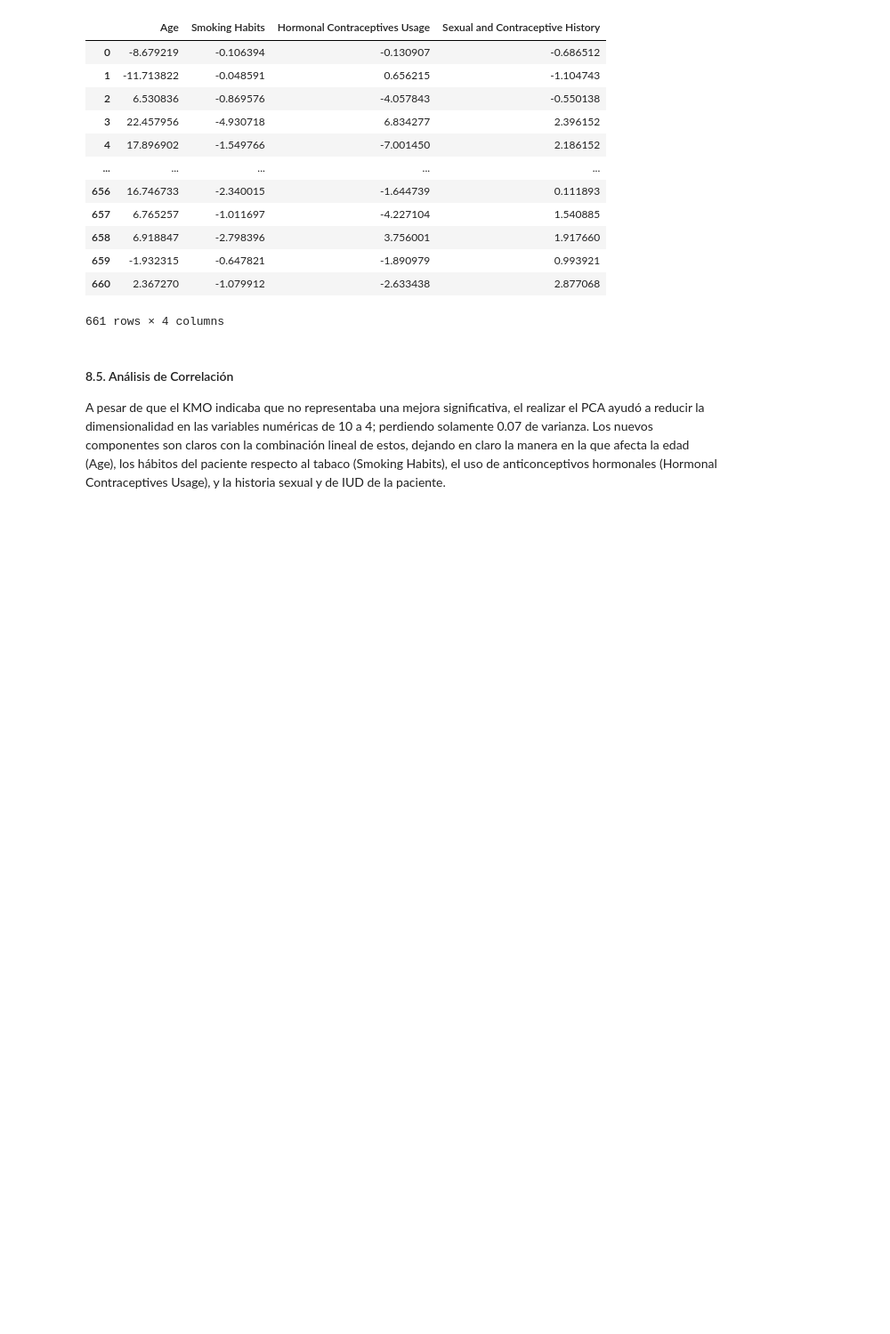
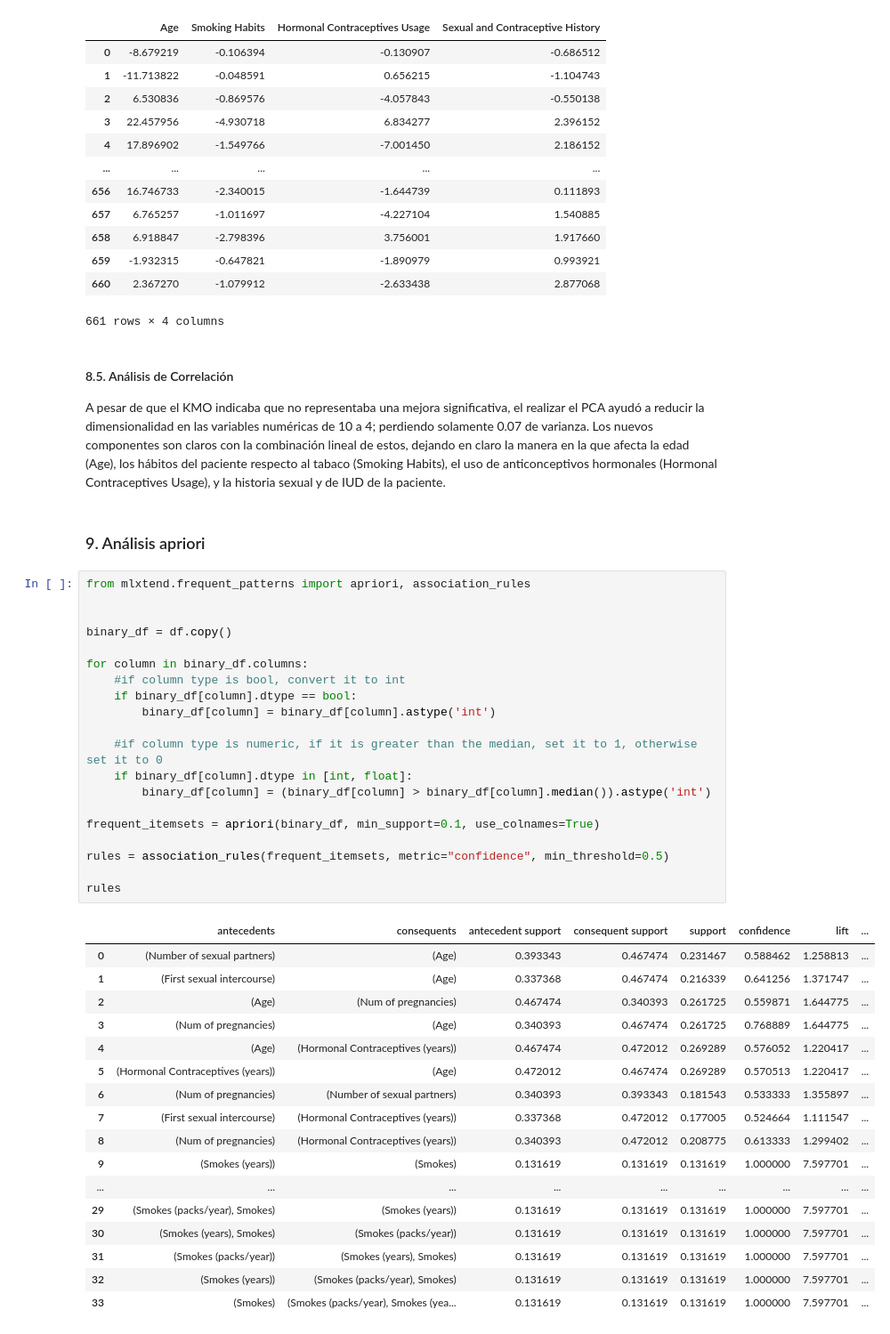
Before and after one commit to FranzCastillo/Cervical-Cancer-Risk-Factor-Analysis, a Jupyter notebook: analysis.ipynb, the cells around one changed output. Shown at 89% size. Drawn from its saved outputs; the diff is of its cells as text; blank space fills up the shorter version.

Commit message:
apriori analysis

```diff
--- a/analysis.ipynb
+++ b/analysis.ipynb
@@ -383,3 +383,43 @@ numerical_df_pca
 #### 8.5. Análisis de Correlación
 
 A pesar de que el KMO indicaba que no representaba una mejora significativa, el realizar el PCA ayudó a reducir la dimensionalidad en las variables numéricas de 10 a 4; perdiendo solamente 0.07 de varianza. Los nuevos componentes son claros con la combinación lineal de estos, dejando en claro la manera en la que afecta la edad (Age), los hábitos del paciente respecto al tabaco (Smoking Habits), el uso de anticonceptivos hormonales (Hormonal Contraceptives Usage), y la historia sexual y de IUD de la paciente.
+# %% [markdown]
+### 9. Análisis apriori
+# %%
+from mlxtend.frequent_patterns import apriori, association_rules
+
+
+binary_df = df.copy()
+
+for column in binary_df.columns:
+    #if column type is bool, convert it to int
+    if binary_df[column].dtype == bool:
+        binary_df[column] = binary_df[column].astype('int')
+
+    #if column type is numeric, if it is greater than the median, set it to 1, otherwise set it to 0
+    if binary_df[column].dtype in [int, float]:
+        binary_df[column] = (binary_df[column] > binary_df[column].median()).astype('int')
+
+frequent_itemsets = apriori(binary_df, min_support=0.1, use_colnames=True)
+
+rules = association_rules(frequent_itemsets, metric="confidence", min_threshold=0.5)
+
+rules
+# %% [output]
+|  | antecedents | consequents | antecedent support | consequent support | support | confidence | lift | ... |
+| 0 | (Number of sexual partners) | (Age) | 0.393343 | 0.467474 | 0.231467 | 0.588462 | 1.258813 | ... |
+| 1 | (First sexual intercourse) | (Age) | 0.337368 | 0.467474 | 0.216339 | 0.641256 | 1.371747 | ... |
+| 2 | (Age) | (Num of pregnancies) | 0.467474 | 0.340393 | 0.261725 | 0.559871 | 1.644775 | ... |
+| 3 | (Num of pregnancies) | (Age) | 0.340393 | 0.467474 | 0.261725 | 0.768889 | 1.644775 | ... |
+| 4 | (Age) | (Hormonal Contraceptives (years)) | 0.467474 | 0.472012 | 0.269289 | 0.576052 | 1.220417 | ... |
+| 5 | (Hormonal Contraceptives (years)) | (Age) | 0.472012 | 0.467474 | 0.269289 | 0.570513 | 1.220417 | ... |
+| 6 | (Num of pregnancies) | (Number of sexual partners) | 0.340393 | 0.393343 | 0.181543 | 0.533333 | 1.355897 | ... |
+| 7 | (First sexual intercourse) | (Hormonal Contraceptives (years)) | 0.337368 | 0.472012 | 0.177005 | 0.524664 | 1.111547 | ... |
+| 8 | (Num of pregnancies) | (Hormonal Contraceptives (years)) | 0.340393 | 0.472012 | 0.208775 | 0.613333 | 1.299402 | ... |
+| 9 | (Smokes (years)) | (Smokes) | 0.131619 | 0.131619 | 0.131619 | 1.000000 | 7.597701 | ... |
+| ... | ... | ... | ... | ... | ... | ... | ... | ... |
+| 29 | (Smokes (packs/year), Smokes) | (Smokes (years)) | 0.131619 | 0.131619 | 0.131619 | 1.000000 | 7.597701 | ... |
+| 30 | (Smokes (years), Smokes) | (Smokes (packs/year)) | 0.131619 | 0.131619 | 0.131619 | 1.000000 | 7.597701 | ... |
+| 31 | (Smokes (packs/year)) | (Smokes (years), Smokes) | 0.131619 | 0.131619 | 0.131619 | 1.000000 | 7.597701 | ... |
+| 32 | (Smokes (years)) | (Smokes (packs/year), Smokes) | 0.131619 | 0.131619 | 0.131619 | 1.000000 | 7.597701 | ... |
+| 33 | (Smokes) | (Smokes (packs/year), Smokes (yea... | 0.131619 | 0.131619 | 0.131619 | 1.000000 | 7.597701 | ... |
```
Also changed, not shown: parts of 4 cells of this notebook, 1 other file.
